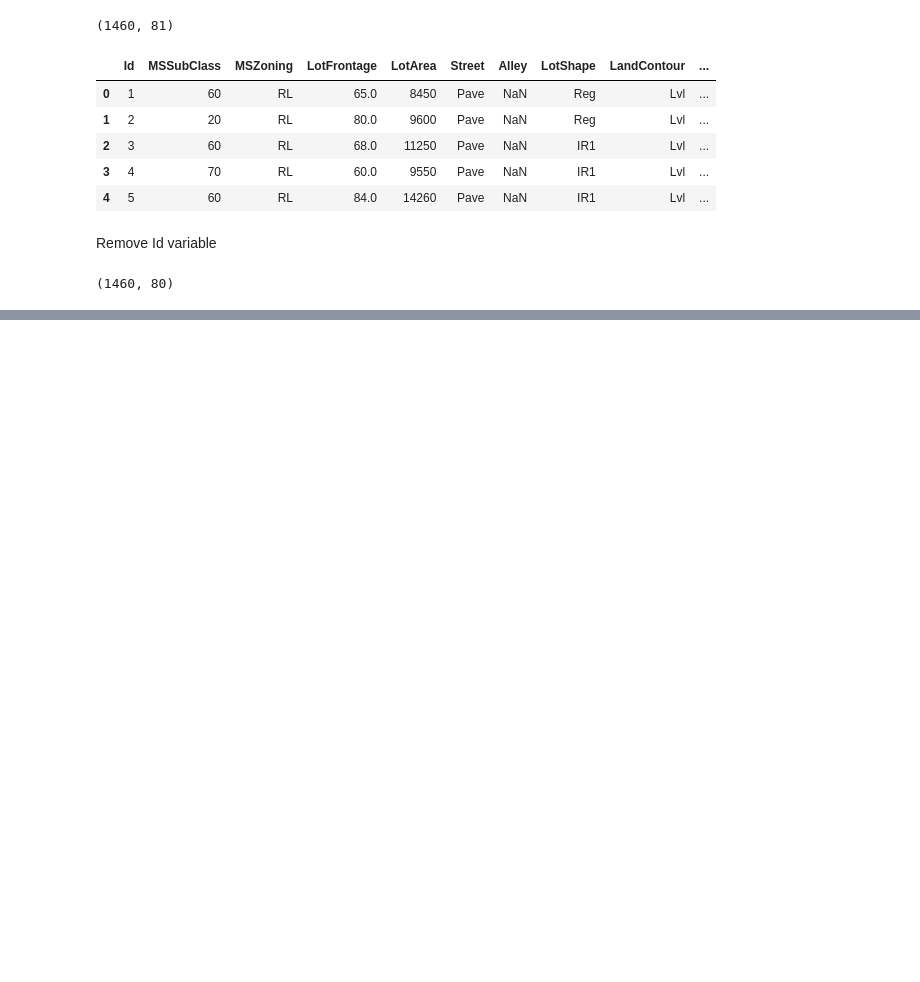
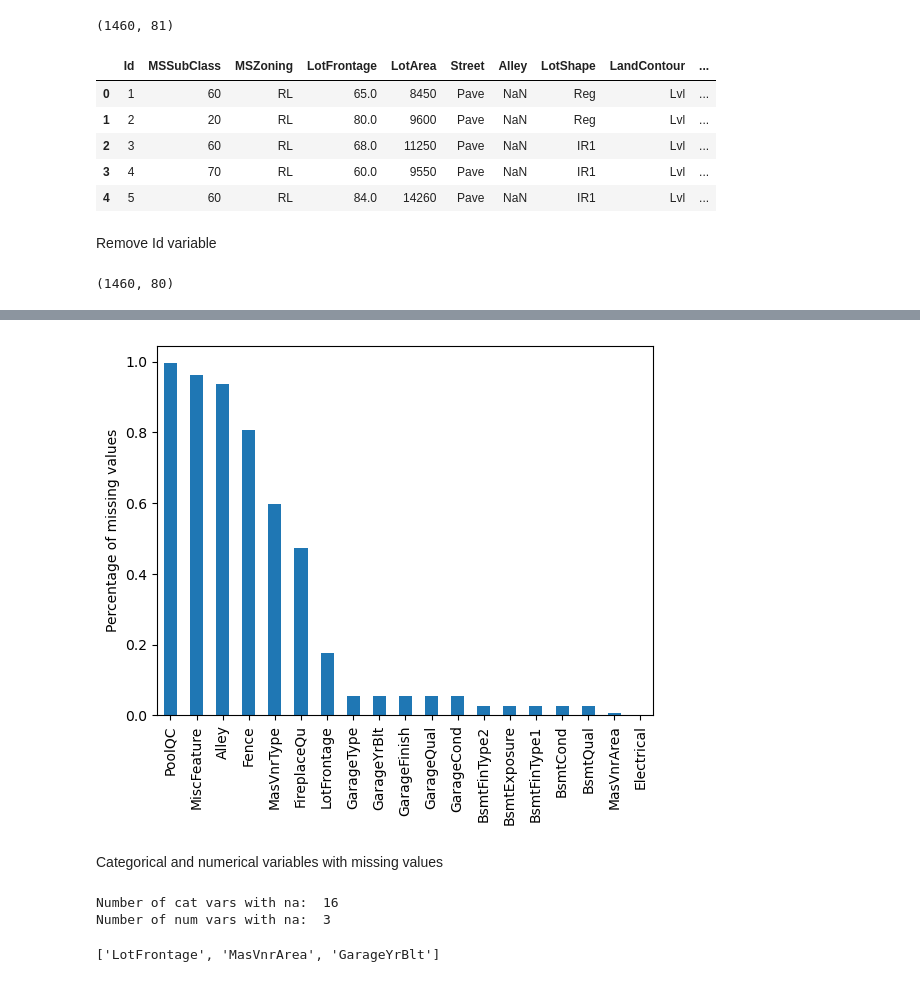
Before and after one commit to skjdaniel/deploying-ml-models, a Jupyter notebook: develop-model.ipynb, the cells around one changed output, grey strips where cells are left out. Drawn from its saved outputs; the diff is of its cells as text; code cells hidden in the pictures; blank space fills up the shorter version.

```diff
--- a/develop-model.ipynb
+++ b/develop-model.ipynb
@@ -32,0 +69,2 @@ data.shape
+# %%
+data[cat_vars] = data[cat_vars].astype('O')
@@ -32,0 +83,4 @@ data.shape
+# %%
+vars_with_na = [var for var in data.columns if data[var].isnull().sum()>0]
+
+data[vars_with_na].isnull().mean().sort_values(ascending=False)
@@ -32,0 +108,20 @@ data.shape
+# %%
+data[vars_with_na].isnull().mean().sort_values(ascending=False).plot.bar()
+plt.ylabel('Percentage of missing values');
+# %% [output]
+[figure, added]
+# %% [markdown]
+Categorical and numerical variables with missing values
+# %%
+cat_na = [var for var in cat_vars if var in vars_with_na]
+num_na = [var for var in num_vars if var in vars_with_na]
+
+print("Number of cat vars with na: ", len(cat_na))
+print("Number of num vars with na: ", len(num_na))
+# %% [output]
+Number of cat vars with na:  16
+Number of num vars with na:  3
+# %%
+num_na
+# %% [output]
+['LotFrontage', 'MasVnrArea', 'GarageYrBlt']
```
Also changed, not shown: parts of 18 cells of this notebook.
